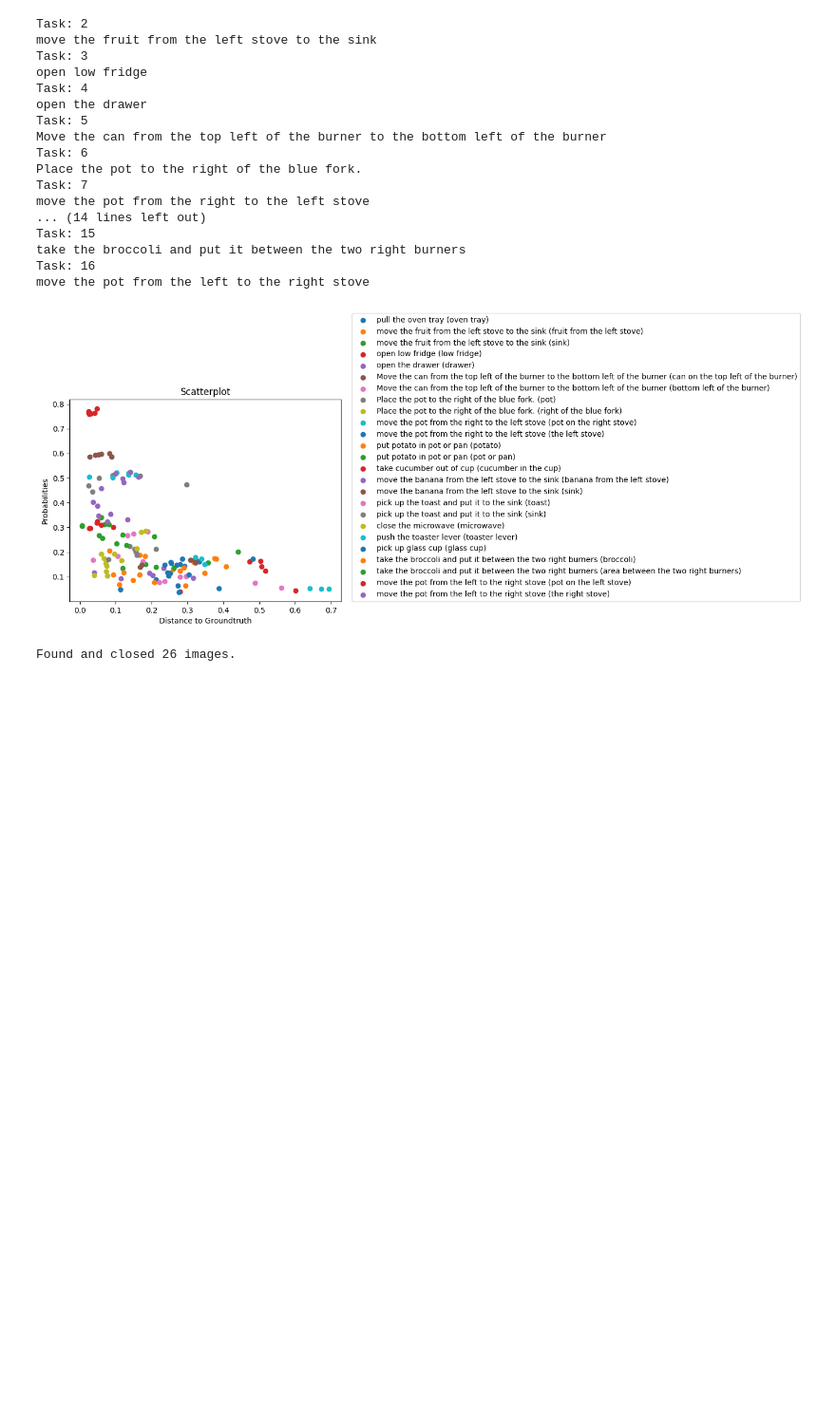
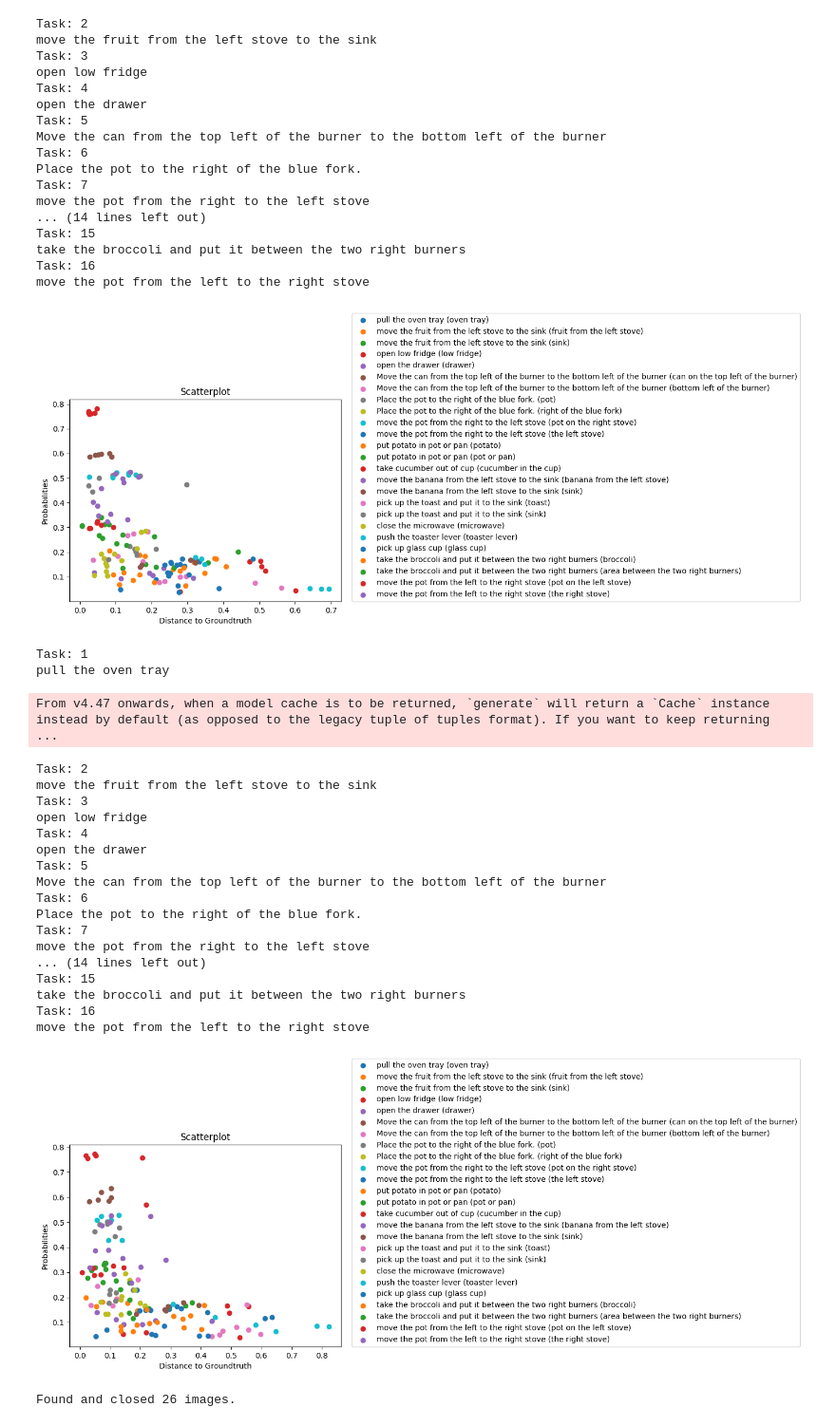
Before and after one commit to NIYI100/xai-praktikum, a Jupyter notebook: robopoint/Relation_Logits_Groundtruth_Distance.ipynb, the cells around one changed output. Shown: that part at 95% size. Cells and saved outputs as stored; diff of their text form; code cells hidden in the pictures; blank space fills up the shorter version.

Commit message:
Added spread experiment

```diff
--- a/robopoint/Relation_Logits_Groundtruth_Distance.ipynb
+++ b/robopoint/Relation_Logits_Groundtruth_Distance.ipynb
@@ -135,6 +135,42 @@ take the broccoli and put it between the two right burners
 Task: 16
 move the pot from the left to the right stove
 [figure]
+# %%
+PROMPTS = [
+    "Locate several points within the space of the ",
+    "Locate several points within the area of the "
+]
+
+
+run_scatter_experiment(
+    prompts = PROMPTS,
+    temperatures = [1],
+    runs_per_instance = 3,
+    ignoreCoordinateDecimalPlaces = True,
+    experiment_path = "../data/base_experiments"
+)
+# %% [output]
+Task: 1
+pull the oven tray
+From v4.47 onwards, when a model cache is to be returned, `generate` will return a `Cache` instance instead by default (as opposed to the legacy tuple of tuples format). If you want to keep returning  ...
+Task: 2
+move the fruit from the left stove to the sink
+Task: 3
+open low fridge
+Task: 4
+open the drawer
+Task: 5
+Move the can from the top left of the burner to the bottom left of the burner
+Task: 6
+Place the pot to the right of the blue fork.
+Task: 7
+move the pot from the right to the left stove
+... (14 lines left out)
+Task: 15
+take the broccoli and put it between the two right burners
+Task: 16
+move the pot from the left to the right stove
+[figure, added]
 # %%
 close_all_images("../data/base_experiments")
 # %% [output]
```
Also changed, not shown: parts of 1 cell of this notebook, 2 other files.
